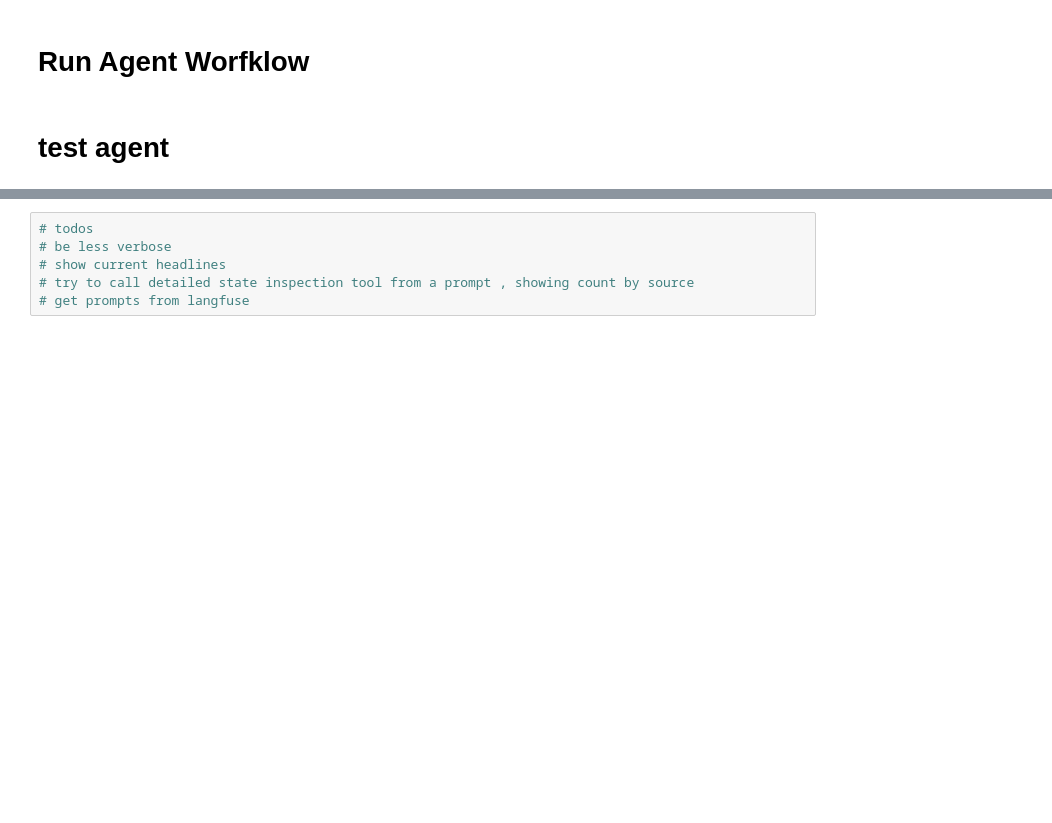
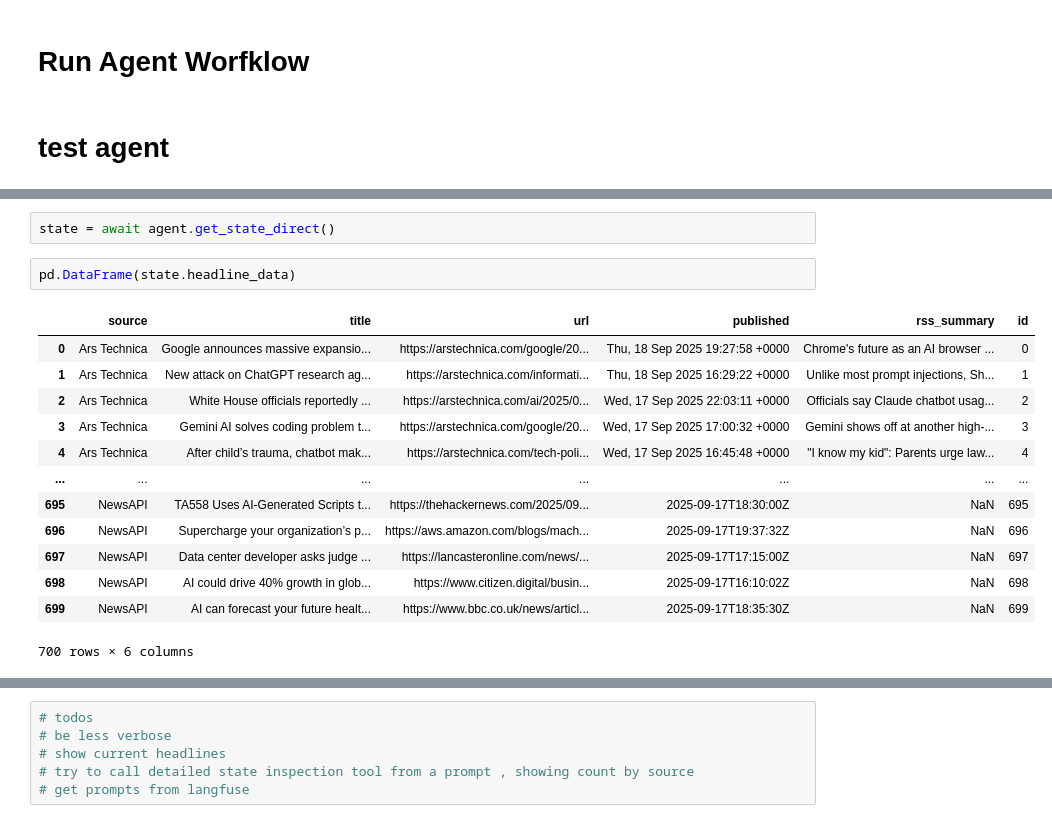
Before and after one commit to druce/OpenAIAgentsSDK, a Jupyter notebook: test_agent.ipynb, the cells around one changed output, grey strips where cells are left out. Cells and saved outputs as stored; diff of their text form; blank space fills up the shorter version.

```diff
--- a/test_agent.ipynb
+++ b/test_agent.ipynb
@@ -676,0 +648,18 @@ What would you like me to do next? (Options: run all steps, run a specific step,
+# %%
+state = await agent.get_state_direct()
+# %%
+pd.DataFrame(state.headline_data)
+# %% [output]
+|  | source | title | url | published | rss_summary | id |
+| 0 | Ars Technica | Google announces massive expansio... | https://arstechnica.com/google/20... | Thu, 18 Sep 2025 19:27:58 +0000 | Chrome's future as an AI browser ... | 0 |
+| 1 | Ars Technica | New attack on ChatGPT research ag... | https://arstechnica.com/informati... | Thu, 18 Sep 2025 16:29:22 +0000 | Unlike most prompt injections, Sh... | 1 |
+| 2 | Ars Technica | White House officials reportedly ... | https://arstechnica.com/ai/2025/0... | Wed, 17 Sep 2025 22:03:11 +0000 | Officials say Claude chatbot usag... | 2 |
+| 3 | Ars Technica | Gemini AI solves coding problem t... | https://arstechnica.com/google/20... | Wed, 17 Sep 2025 17:00:32 +0000 | Gemini shows off at another high-... | 3 |
+| 4 | Ars Technica | After child’s trauma, chatbot mak... | https://arstechnica.com/tech-poli... | Wed, 17 Sep 2025 16:45:48 +0000 | "I know my kid": Parents urge law... | 4 |
+| ... | ... | ... | ... | ... | ... | ... |
+| 695 | NewsAPI | TA558 Uses AI-Generated Scripts t... | https://thehackernews.com/2025/09... | 2025-09-17T18:30:00Z | NaN | 695 |
+| 696 | NewsAPI | Supercharge your organization’s p... | https://aws.amazon.com/blogs/mach... | 2025-09-17T19:37:32Z | NaN | 696 |
+| 697 | NewsAPI | Data center developer asks judge ... | https://lancasteronline.com/news/... | 2025-09-17T17:15:00Z | NaN | 697 |
+| 698 | NewsAPI | AI could drive 40% growth in glob... | https://www.citizen.digital/busin... | 2025-09-17T16:10:02Z | NaN | 698 |
+| 699 | NewsAPI | AI can forecast your future healt... | https://www.bbc.co.uk/news/articl... | 2025-09-17T18:35:30Z | NaN | 699 |
+700 rows × 6 columns
```
Also changed, not shown: parts of 25 cells of this notebook, 4 other files.
